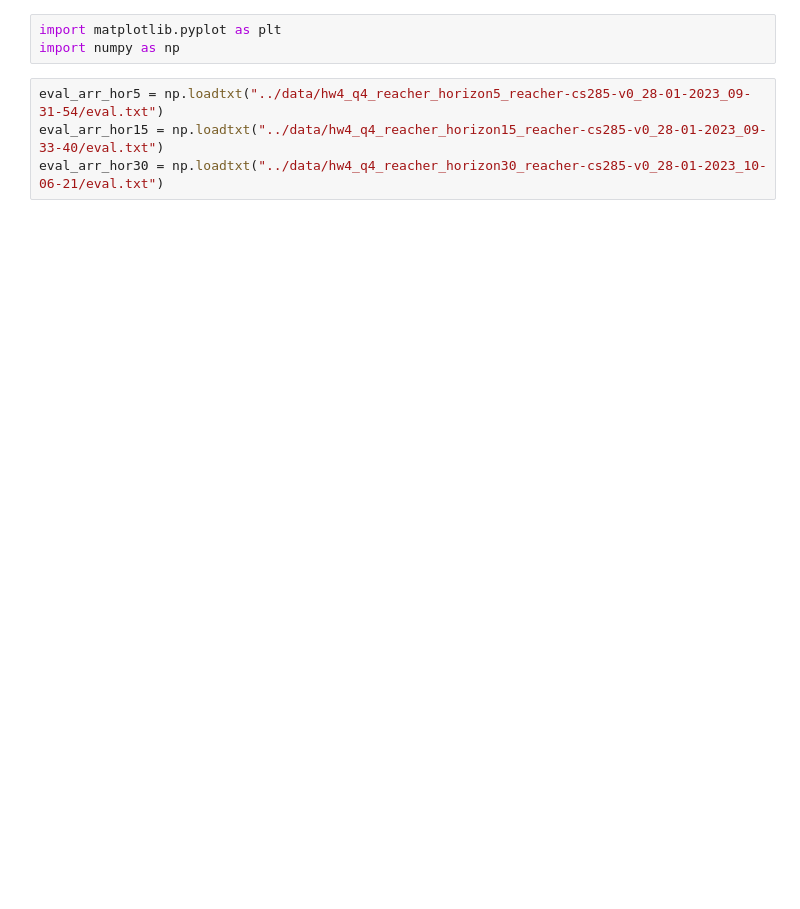
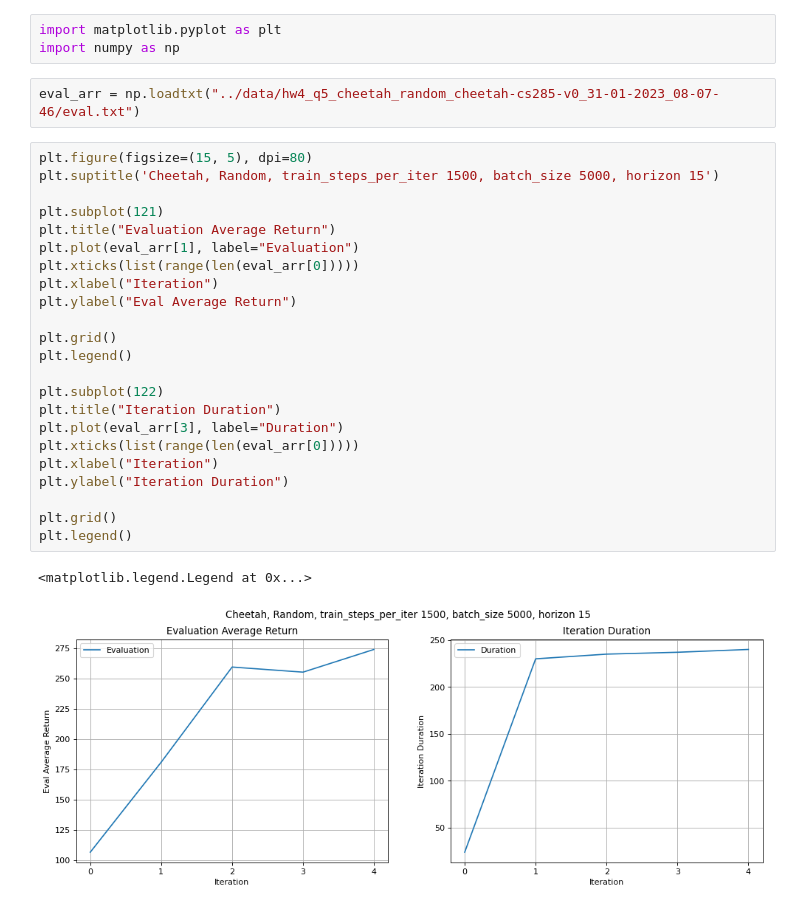
Before and after one commit to berkeleydeeprlcourse/homework_fall2022, a Jupyter notebook: hw4/report/q4.ipynb, the cells around one changed output. Cells and saved outputs as stored; diff of their text form; blank space fills up the shorter version.

```diff
--- a/hw4/report/q4.ipynb
+++ b/hw4/report/q4.ipynb
@@ -2,8 +2,32 @@
 import matplotlib.pyplot as plt
 import numpy as np
 # %%
-eval_arr_hor5 = np.loadtxt("../data/hw4_q4_reacher_horizon5_reacher-cs285-v0_28-01-2023_09-31-54/eval.txt")
-eval_arr_hor15 = np.loadtxt("../data/hw4_q4_reacher_horizon15_reacher-cs285-v0_28-01-2023_09-33-40/eval.txt")
-eval_arr_hor30 = np.loadtxt("../data/hw4_q4_reacher_horizon30_reacher-cs285-v0_28-01-2023_10-06-21/eval.txt")
+eval_arr = np.loadtxt("../data/hw4_q5_cheetah_random_cheetah-cs285-v0_31-01-2023_08-07-46/eval.txt")
+# %%
+plt.figure(figsize=(15, 5), dpi=80)
+plt.suptitle('Cheetah, Random, train_steps_per_iter 1500, batch_size 5000, horizon 15')
+
+plt.subplot(121)
+plt.title("Evaluation Average Return")
+plt.plot(eval_arr[1], label="Evaluation")
+plt.xticks(list(range(len(eval_arr[0]))))
+plt.xlabel("Iteration")
+plt.ylabel("Eval Average Return")
+
+plt.grid()
+plt.legend()
+
+plt.subplot(122)
+plt.title("Iteration Duration")
+plt.plot(eval_arr[3], label="Duration")
+plt.xticks(list(range(len(eval_arr[0]))))
+plt.xlabel("Iteration")
+plt.ylabel("Iteration Duration")
+
+plt.grid()
+plt.legend()
+# %% [output]
+<matplotlib.legend.Legend at 0x...>
+[figure, added]
 # %%
 plt.figure(figsize=(15, 5), dpi=80)
```
Also changed, not shown: parts of 5 cells of this notebook, 16 other files.
